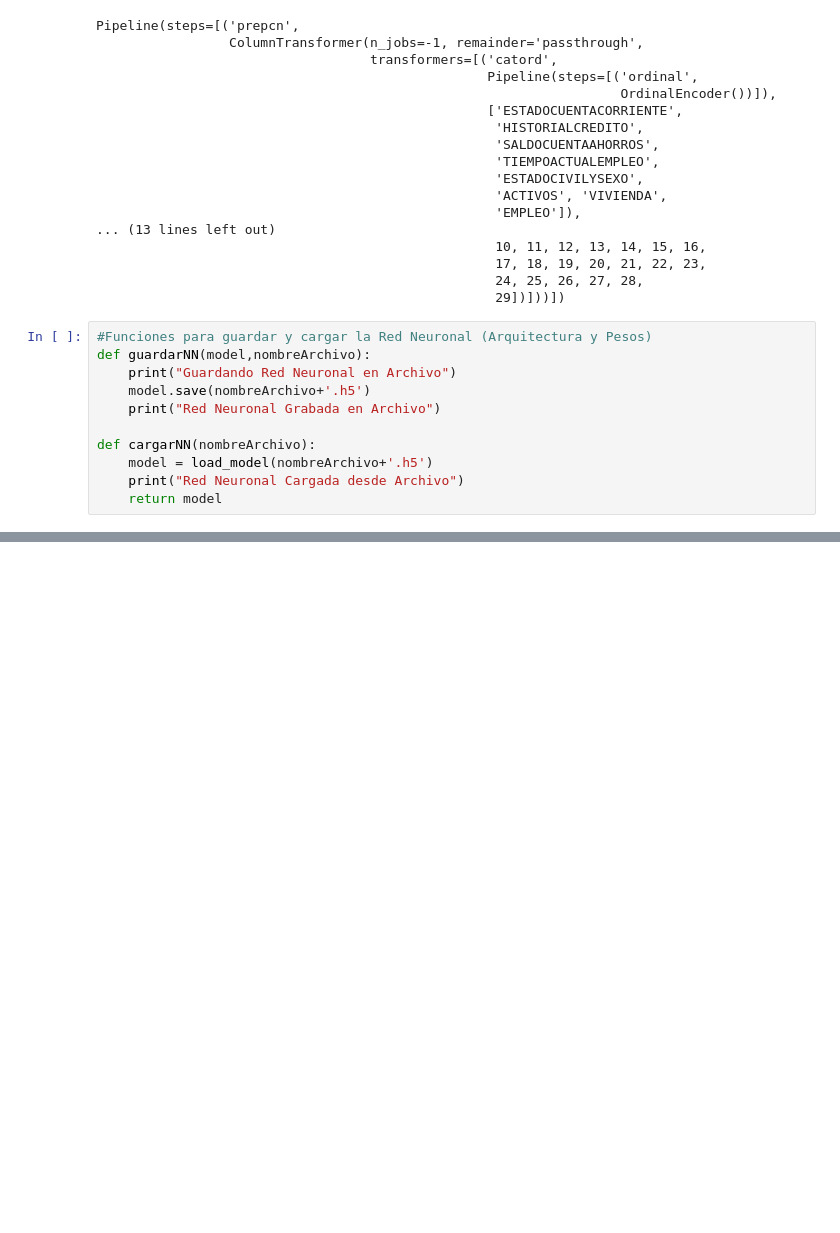
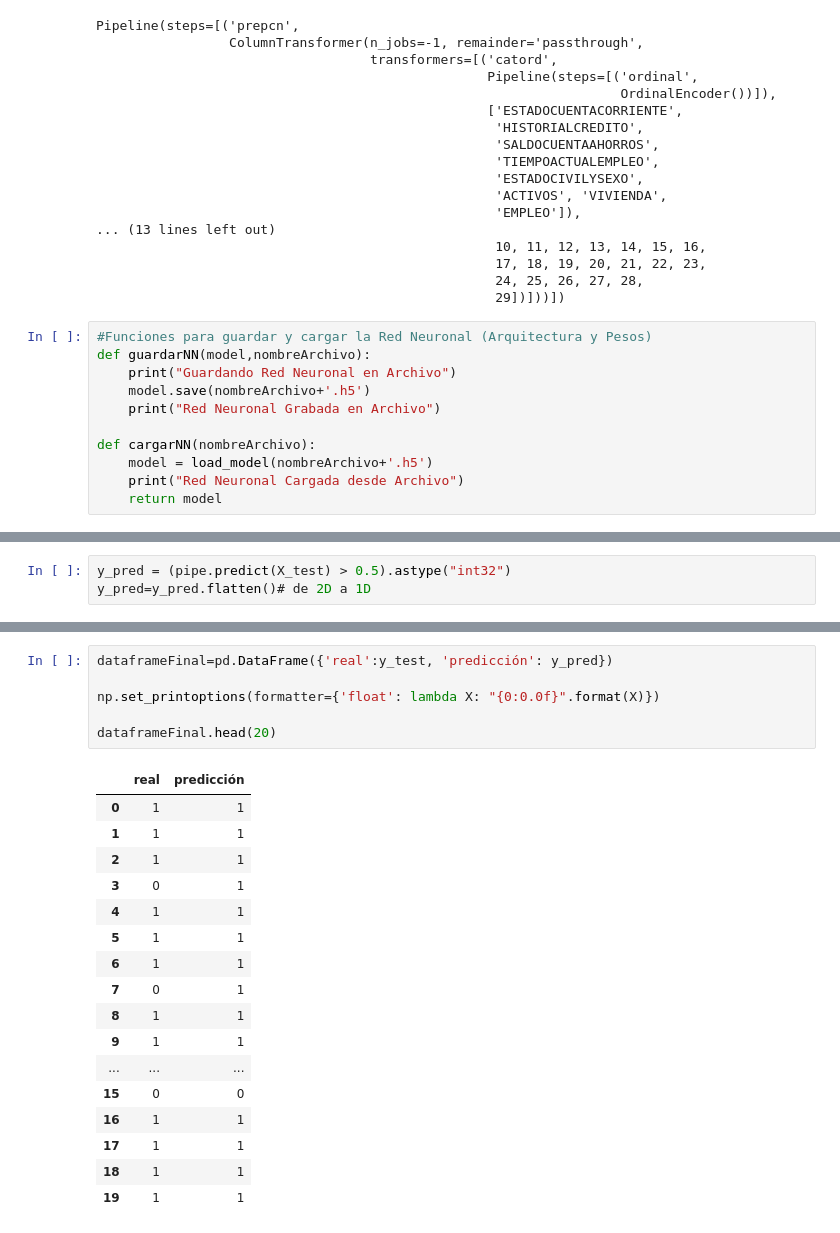
Before and after one commit to juandtap/IA_practica_03, a Jupyter notebook: practica_03_guia.ipynb, the cells around one changed output, grey strips where cells are left out. Drawn from its saved outputs; the diff is of its cells as text; blank space fills up the shorter version.

```diff
--- a/practica_03_guia.ipynb
+++ b/practica_03_guia.ipynb
@@ -330,0 +456,3 @@ def cargarNN(nombreArchivo):
+# %%
+y_pred = (pipe.predict(X_test) > 0.5).astype("int32")
+y_pred=y_pred.flatten()# de 2D a 1D
@@ -330,0 +461,24 @@ def cargarNN(nombreArchivo):
+# %%
+dataframeFinal=pd.DataFrame({'real':y_test, 'predicción': y_pred})
+
+np.set_printoptions(formatter={'float': lambda X: "{0:0.0f}".format(X)})
+
+dataframeFinal.head(20)
+# %% [output]
+|  | real | predicción |
+| 0 | 1 | 1 |
+| 1 | 1 | 1 |
+| 2 | 1 | 1 |
+| 3 | 0 | 1 |
+| 4 | 1 | 1 |
+| 5 | 1 | 1 |
+| 6 | 1 | 1 |
+| 7 | 0 | 1 |
+| 8 | 1 | 1 |
+| 9 | 1 | 1 |
+| ... | ... | ... |
+| 15 | 0 | 0 |
+| 16 | 1 | 1 |
+| 17 | 1 | 1 |
+| 18 | 1 | 1 |
+| 19 | 1 | 1 |
```
Also changed, not shown: parts of 15 cells of this notebook, 2 other files.
